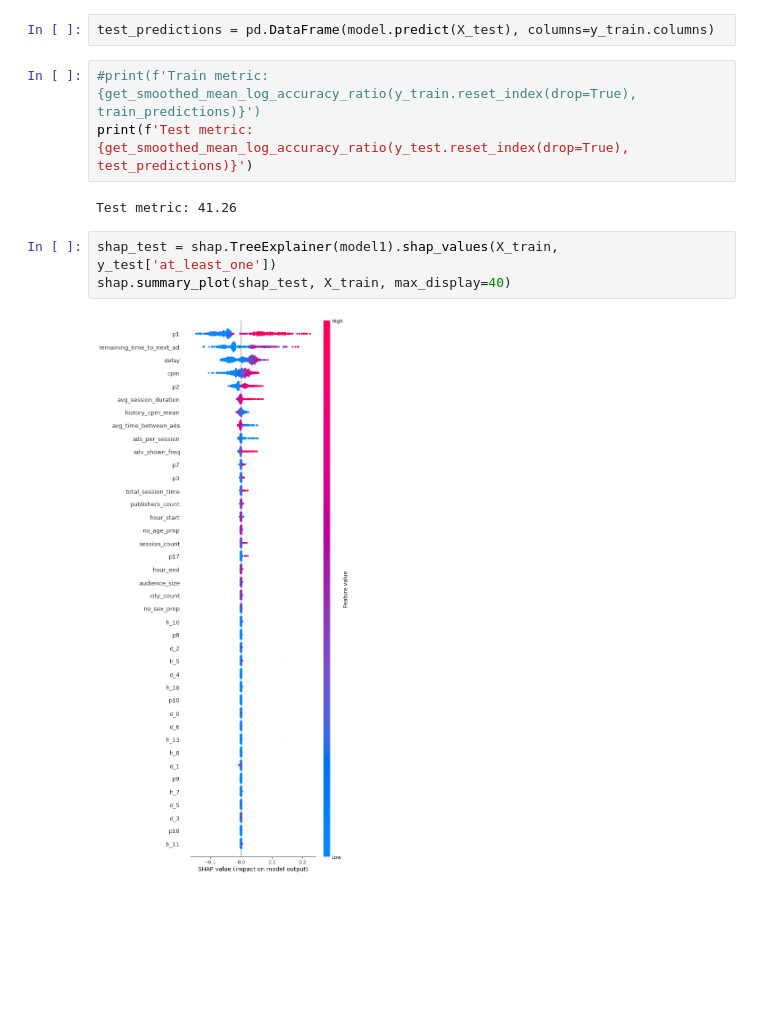
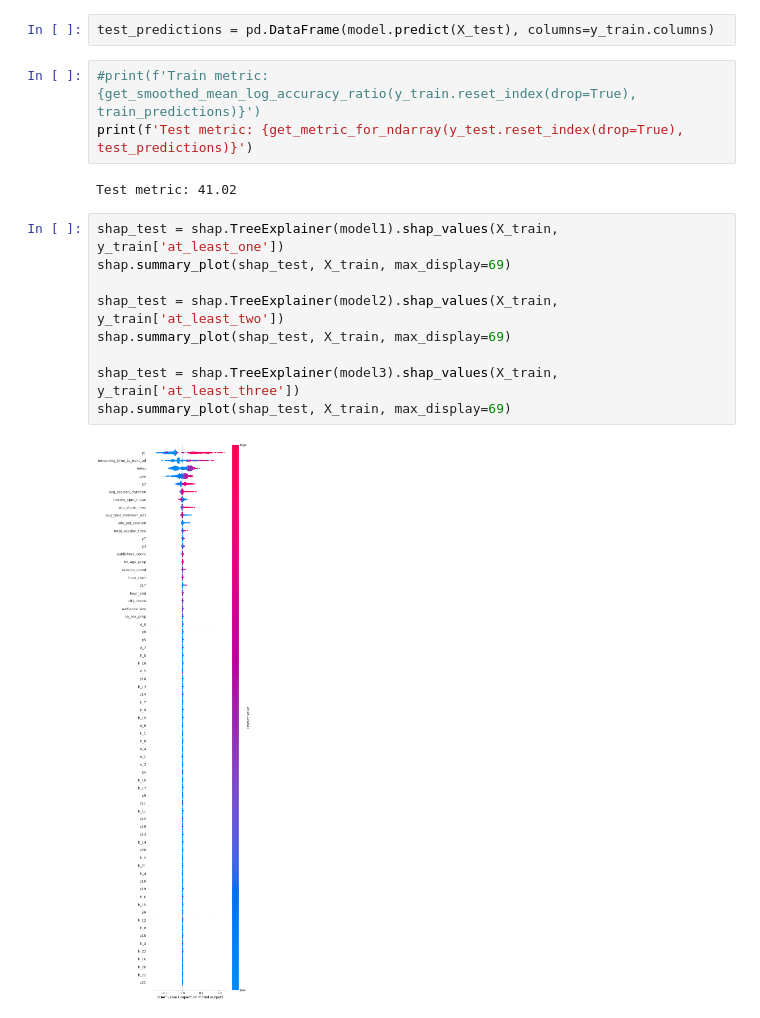
Before and after one commit to TimurPshITMO/VK_LL_2025, a Jupyter notebook: model_Timur.ipynb, the cells around one changed output. Saved outputs shown, nothing was run; the diff lists cells and outputs as text; blank space fills up the shorter version.

```diff
--- a/model_Timur.ipynb
+++ b/model_Timur.ipynb
@@ -69,11 +69,17 @@ test_predictions = pd.DataFrame(np.array([model1.predict(X_test),model2.predict(
 test_predictions = pd.DataFrame(model.predict(X_test), columns=y_train.columns)
 # %%
 #print(f'Train metric: {get_smoothed_mean_log_accuracy_ratio(y_train.reset_index(drop=True), train_predictions)}')
-print(f'Test metric: {get_smoothed_mean_log_accuracy_ratio(y_test.reset_index(drop=True), test_predictions)}')
+print(f'Test metric: {get_metric_for_ndarray(y_test.reset_index(drop=True), test_predictions)}')
 # %% [output]
-Test metric: 41.26
+Test metric: 41.02
-# %%
-shap_test = shap.TreeExplainer(model1).shap_values(X_train, y_test['at_least_one'])
-shap.summary_plot(shap_test, X_train, max_display=40)
-# %% [output]
-[figure, removed]
+# %%
+shap_test = shap.TreeExplainer(model1).shap_values(X_train, y_train['at_least_one'])
+shap.summary_plot(shap_test, X_train, max_display=69)
+
+shap_test = shap.TreeExplainer(model2).shap_values(X_train, y_train['at_least_two'])
+shap.summary_plot(shap_test, X_train, max_display=69)
+
+shap_test = shap.TreeExplainer(model3).shap_values(X_train, y_train['at_least_three'])
+shap.summary_plot(shap_test, X_train, max_display=69)
+# %% [output]
+[figure, added]
```
Also changed, not shown: parts of 4 cells of this notebook.
